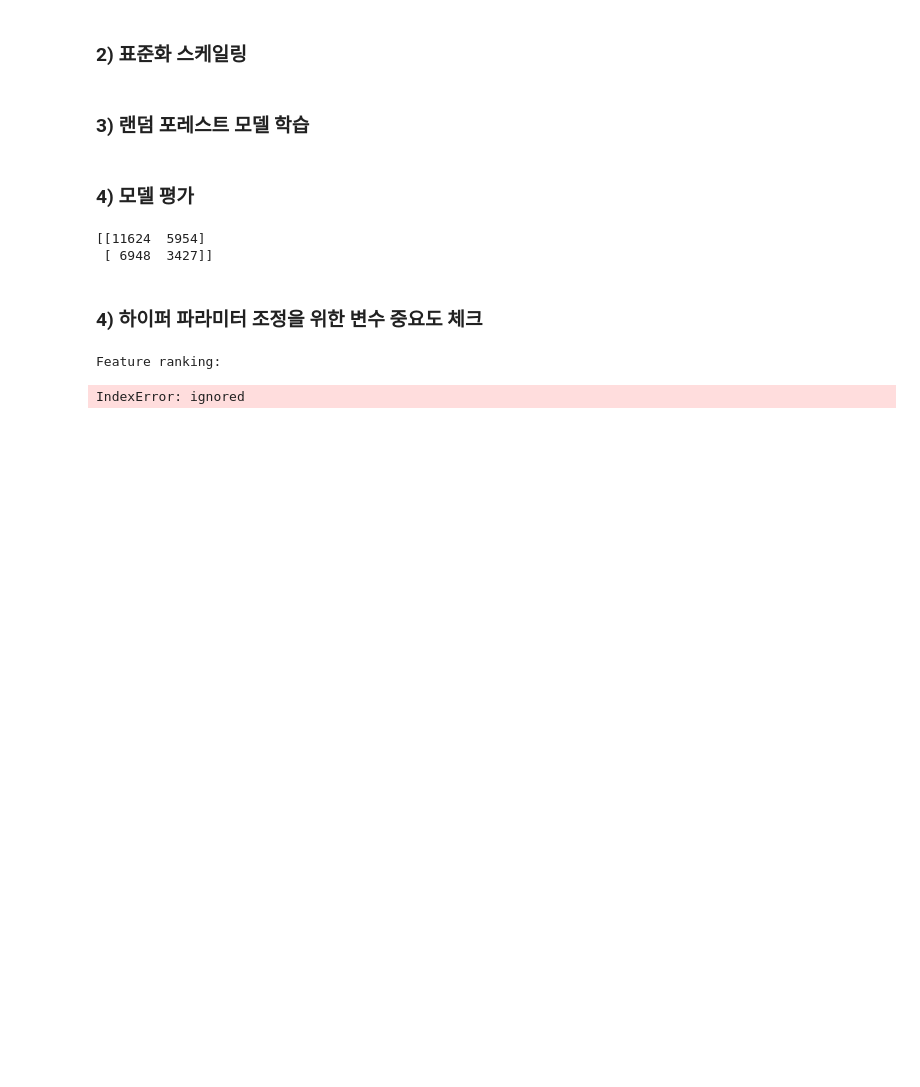
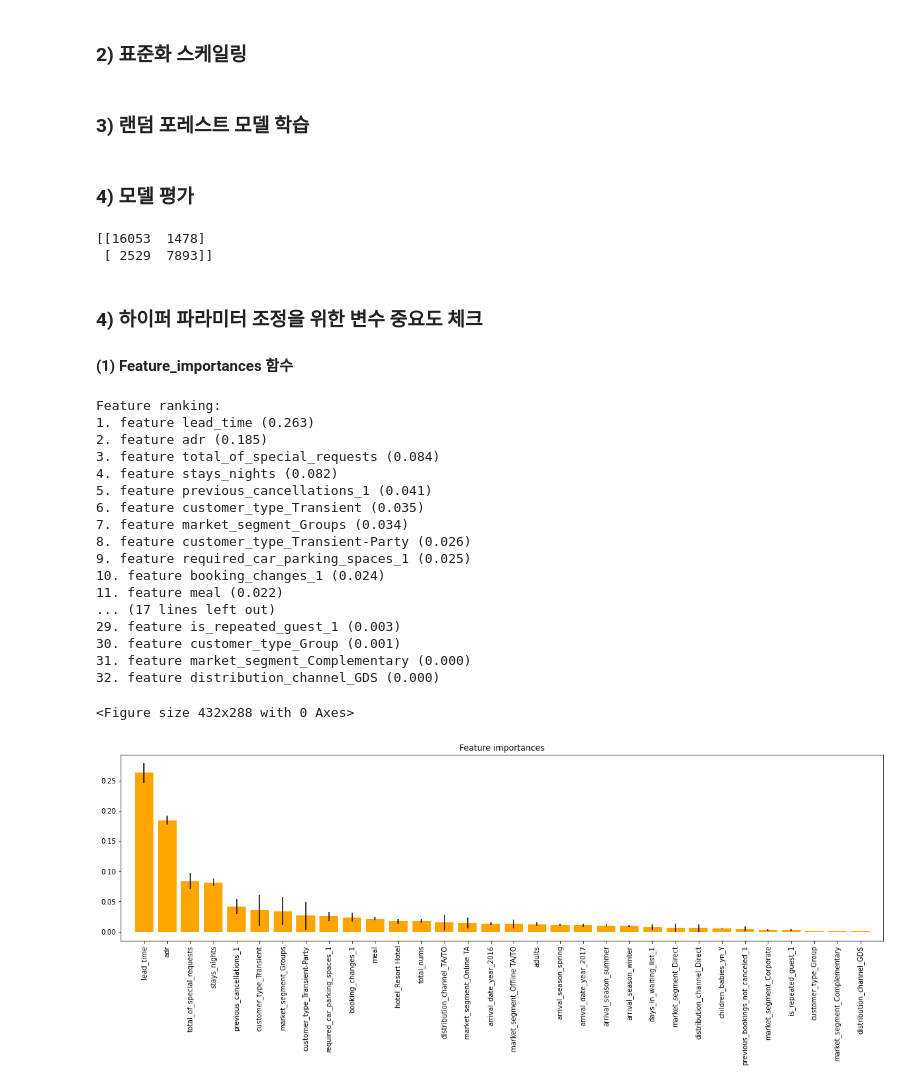
Before and after one commit to ohjiae/Hotel_canceled_booking_prediction, a Jupyter notebook: hotel_canceled_booking_prediction.ipynb, the cells around one changed output. Cells and saved outputs as stored; diff of their text form; code cells hidden in the pictures; blank space fills up the shorter version.

```diff
--- a/hotel_canceled_booking_prediction.ipynb
+++ b/hotel_canceled_booking_prediction.ipynb
@@ -462,8 +477,8 @@ from sklearn.metrics import accuracy_score
 # %%
 # 1) features selection, 원 핫 인코딩
 target = hotel['is_canceled']
-#x_data = pd.get_dummies(hotel.loc[:, hotel.columns != 'is_canceled'], drop_first =True)
-x_data = pd.get_dummies(hotel.drop('is_canceled', axis = 1), drop_first =True)
+x_data = pd.get_dummies(hotel.loc[:, hotel.columns != 'is_canceled'], drop_first =True)
+#x_data = pd.get_dummies(hotel.drop('is_canceled', axis = 1), drop_first =True)
 # %% [markdown]
 ### 2) 표준화 스케일링
 # %%
@@ -487,10 +502,11 @@ pred_tn = rf.predict(X_tn_sc)
 # %%
 # 4) 모델 평가
 from sklearn.metrics import confusion_matrix
-cm = confusion_matrix(y_te,pred)
+cm = confusion_matrix(y_te,pred_te)
 print(cm)
 # %% [output]
-[[11624  5954]
- [ 6948  3427]]
+[[16053  1478]
+ [ 2529  7893]]
 # %% [markdown]
 ### 4) 하이퍼 파라미터 조정을 위한 변수 중요도 체크
+#### (1) Feature_importances 함수
@@ -502,8 +513,41 @@ indices = np.argsort(importances)[::-1]
-# %%
-# Print the feature ranking
-print("Feature ranking:")
-for f in range(X_tn.shape[1]):
-    print("{}. feature {} ({:.3f})".format(f + 1, X_tn.columns[indices][f], importances[indices[f]]))
-# %% [output]
-Feature ranking:
-IndexError: ignored
+# %%
+# Feature_importances 함수로 중요도 체크
+importances = rf.feature_importances_
+std = np.std([tree.feature_importances_ for tree in rf.estimators_], axis=0)
+indices = np.argsort(importances)[::-1]
+
+# 변수 중요도 출력
+print("Feature ranking:")
+for f in range(x_data.shape[1]):
+    print("{}. feature {} ({:.3f})".format(f + 1, x_data.columns[indices][f], importances[indices[f]]))
+
+# 변수중요도 시각화
+
+plt.figure()
+plt.figure(figsize=(20,5))
+plt.title("Feature importances")
+plt.bar(range(x_data.shape[1]), importances[indices], color='orange',
+        yerr=std[indices], align='center')
+plt.xticks(range(x_data.shape[1]), x_data.columns[indices], rotation=90)
+plt.xlim([-1, x_data.shape[1]])
+plt.show()
+# %% [output]
+Feature ranking:
+1. feature lead_time (0.263)
+2. feature adr (0.185)
+3. feature total_of_special_requests (0.084)
+4. feature stays_nights (0.082)
+5. feature previous_cancellations_1 (0.041)
+6. feature customer_type_Transient (0.035)
+7. feature market_segment_Groups (0.034)
+8. feature customer_type_Transient-Party (0.026)
+9. feature required_car_parking_spaces_1 (0.025)
+10. feature booking_changes_1 (0.024)
+11. feature meal (0.022)
+... (17 lines left out)
+29. feature is_repeated_guest_1 (0.003)
+30. feature customer_type_Group (0.001)
+31. feature market_segment_Complementary (0.000)
+32. feature distribution_channel_GDS (0.000)
+<Figure size 432x288 with 0 Axes>
+[figure, added]
```
Also changed, not shown: parts of 4 cells of this notebook.
